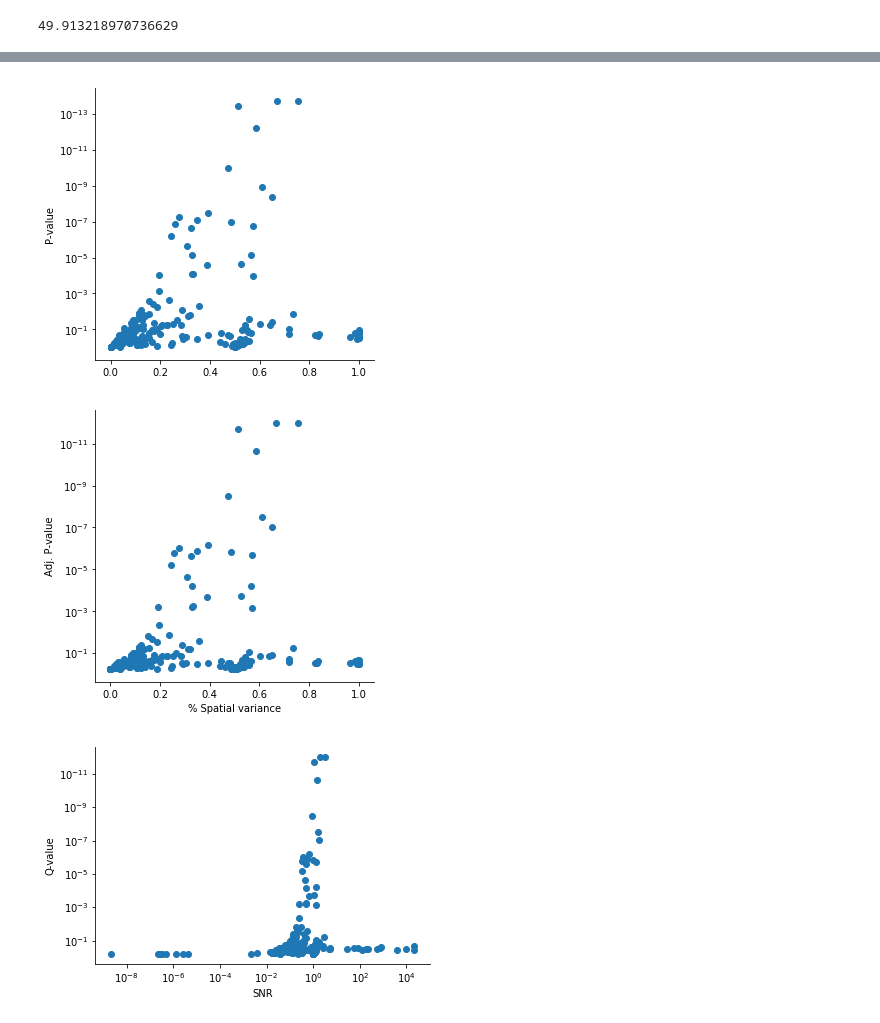
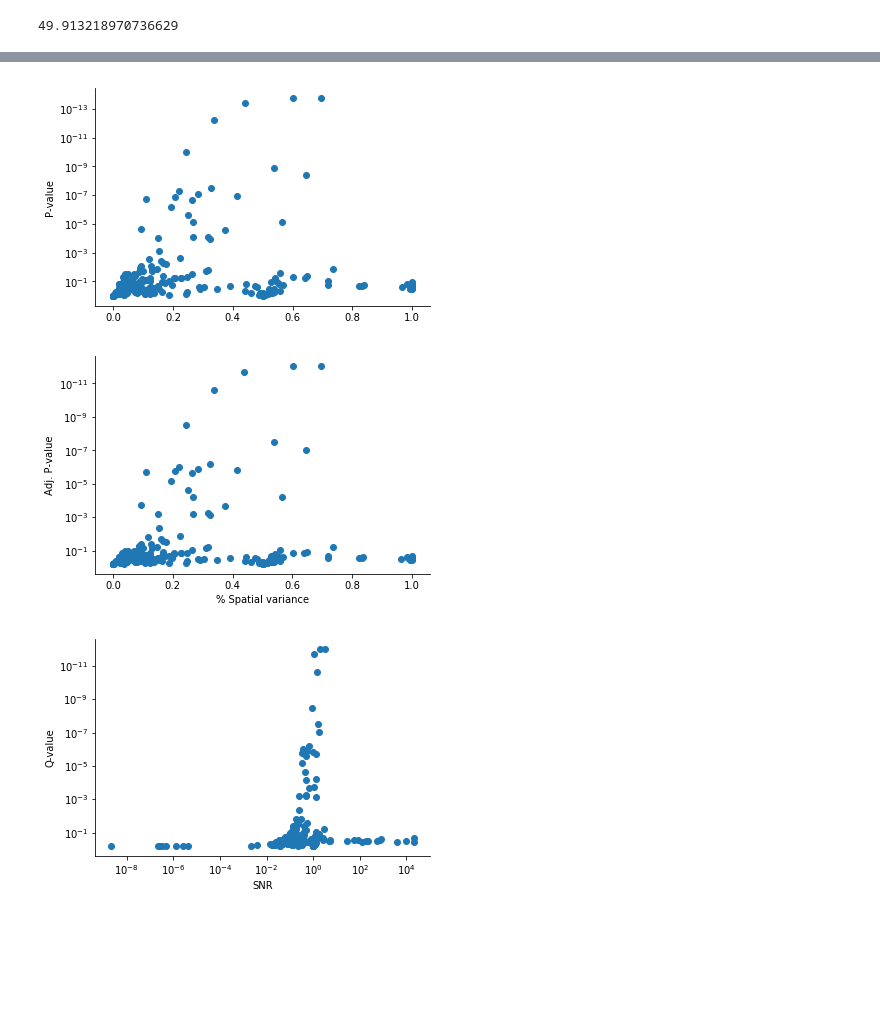
Before and after one commit to Teichlab/SpatialDE, a Jupyter notebook: Analysis/SeqFISH/SeqFISH Results.ipynb, the cells around one changed output, grey strips where cells are left out. Saved outputs shown, nothing was run; the diff lists cells and outputs as text; code cells hidden in the pictures; blank space fills up the shorter version.

Commit message:
Added calculation of spatial variance explained using Gower factors

```diff
--- a/Analysis/SeqFISH/SeqFISH Results.ipynb
+++ b/Analysis/SeqFISH/SeqFISH Results.ipynb
@@ -120,2 +112,0 @@ plt.ylabel('P-value');
-# %%
-results['total_variance'] = results.max_s2_t_hat + results.max_s2_t_hat * results.max_delta
@@ -122,21 +134,21 @@ results['total_variance'] = results.max_s2_t_hat + results.max_s2_t_hat * result
 # %%
 #plt.loglog()
 plt.yscale('log')
-plt.scatter(results.max_s2_t_hat / results.total_variance, results.pval);
+plt.scatter(results.fraction_spatial_variance, results.pval);
 plt.gca().invert_yaxis();
 #plt.xlabel('SNR')
 plt.ylabel('P-value');
 # %% [output]
-[figure, old version]
+[figure, new version]
 # %%
 #plt.loglog()
 plt.yscale('log')
-plt.scatter(results.max_s2_t_hat / results.total_variance, results.qval);
+plt.scatter(results.fraction_spatial_variance, results.qval);
 plt.gca().invert_yaxis();
 plt.xlabel('% Spatial variance')
 plt.ylabel('Adj. P-value');
 # %% [output]
-[figure, old version]
+[figure, new version]
 # %%
 plt.loglog()
 plt.scatter(1. / results.max_delta, results.qval);
```
Also changed, not shown: parts of 8 cells of this notebook, 4 other files.
